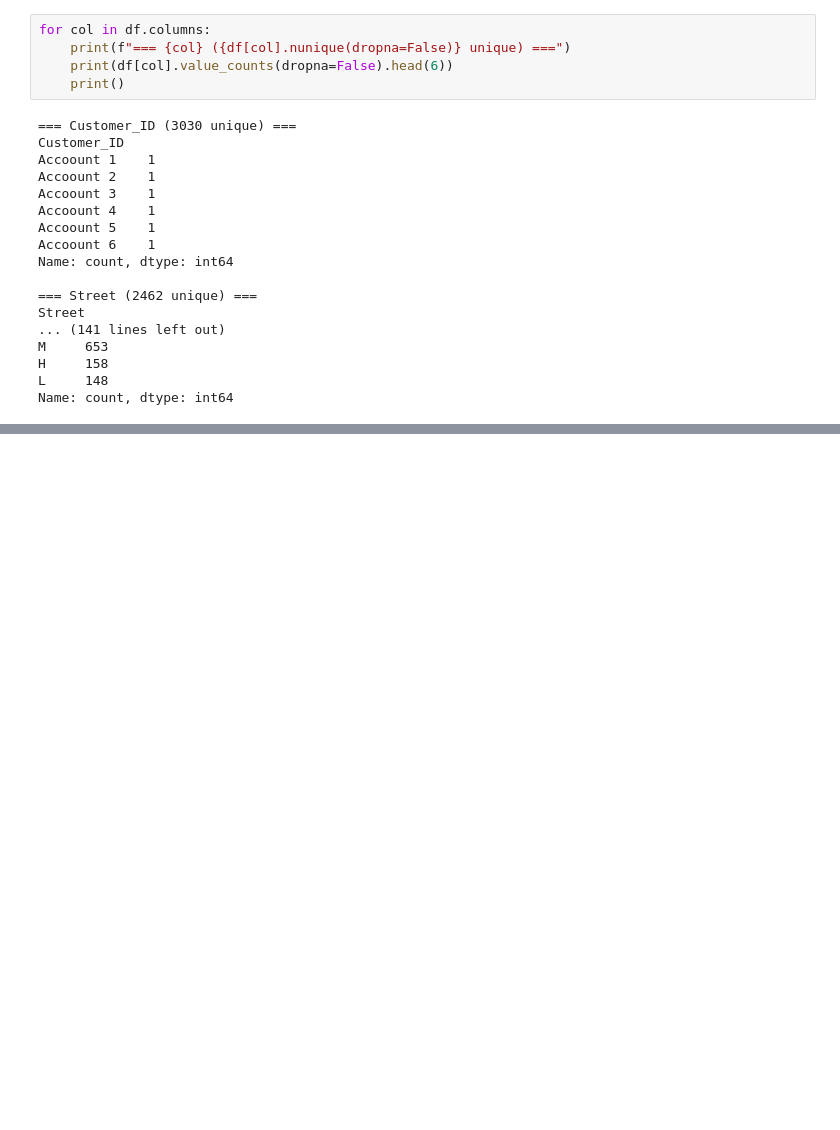
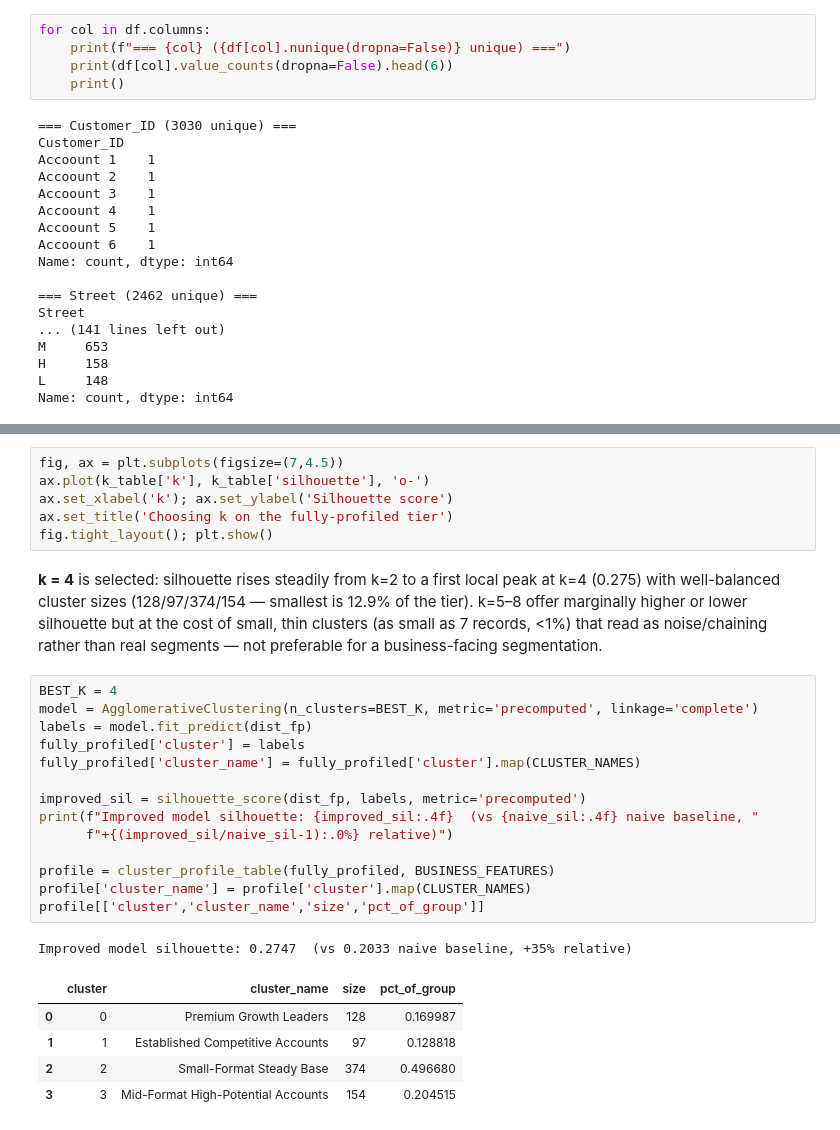
Before and after one commit to chirayum64/assignment, a Jupyter notebook: analysis/clustering_analysis.ipynb, the cells around one changed output, grey strips where cells are left out. Saved outputs shown, nothing was run; the diff lists cells and outputs as text; blank space fills up the shorter version.

```diff
--- a/analysis/clustering_analysis.ipynb
+++ b/analysis/clustering_analysis.ipynb
@@ -474,0 +231,34 @@ Saved outputs/Cluster_Customer_Mapping.xlsx
+# %%
+fig, ax = plt.subplots(figsize=(7,4.5))
+ax.plot(k_table['k'], k_table['silhouette'], 'o-')
+ax.set_xlabel('k'); ax.set_ylabel('Silhouette score')
+ax.set_title('Choosing k on the fully-profiled tier')
+fig.tight_layout(); plt.show()
+# %% [markdown]
+**k = 4** is selected: silhouette rises steadily from k=2 to a first
+local peak at k=4 (0.275) with well-balanced cluster sizes (128/97/374/154 —
+smallest is 12.9% of the tier). k=5–8 offer marginally higher or lower
+silhouette but at the cost of small, thin clusters (as small as 7 records,
+<1%) that read as noise/chaining rather than real segments — not preferable
+for a business-facing segmentation.
+# %%
+BEST_K = 4
+model = AgglomerativeClustering(n_clusters=BEST_K, metric='precomputed', linkage='complete')
+labels = model.fit_predict(dist_fp)
+fully_profiled['cluster'] = labels
+fully_profiled['cluster_name'] = fully_profiled['cluster'].map(CLUSTER_NAMES)
+
+improved_sil = silhouette_score(dist_fp, labels, metric='precomputed')
+print(f"Improved model silhouette: {improved_sil:.4f}  (vs {naive_sil:.4f} naive baseline, "
+      f"+{(improved_sil/naive_sil-1):.0%} relative)")
+
+profile = cluster_profile_table(fully_profiled, BUSINESS_FEATURES)
+profile['cluster_name'] = profile['cluster'].map(CLUSTER_NAMES)
+profile[['cluster','cluster_name','size','pct_of_group']]
+# %% [output]
+Improved model silhouette: 0.2747  (vs 0.2033 naive baseline, +35% relative)
+|  | cluster | cluster_name | size | pct_of_group |
+| 0 | 0 | Premium Growth Leaders | 128 | 0.169987 |
+| 1 | 1 | Established Competitive Accounts | 97 | 0.128818 |
+| 2 | 2 | Small-Format Steady Base | 374 | 0.496680 |
+| 3 | 3 | Mid-Format High-Potential Accounts | 154 | 0.204515 |
```
Also changed, not shown: parts of 52 cells of this notebook, 9 other files.
